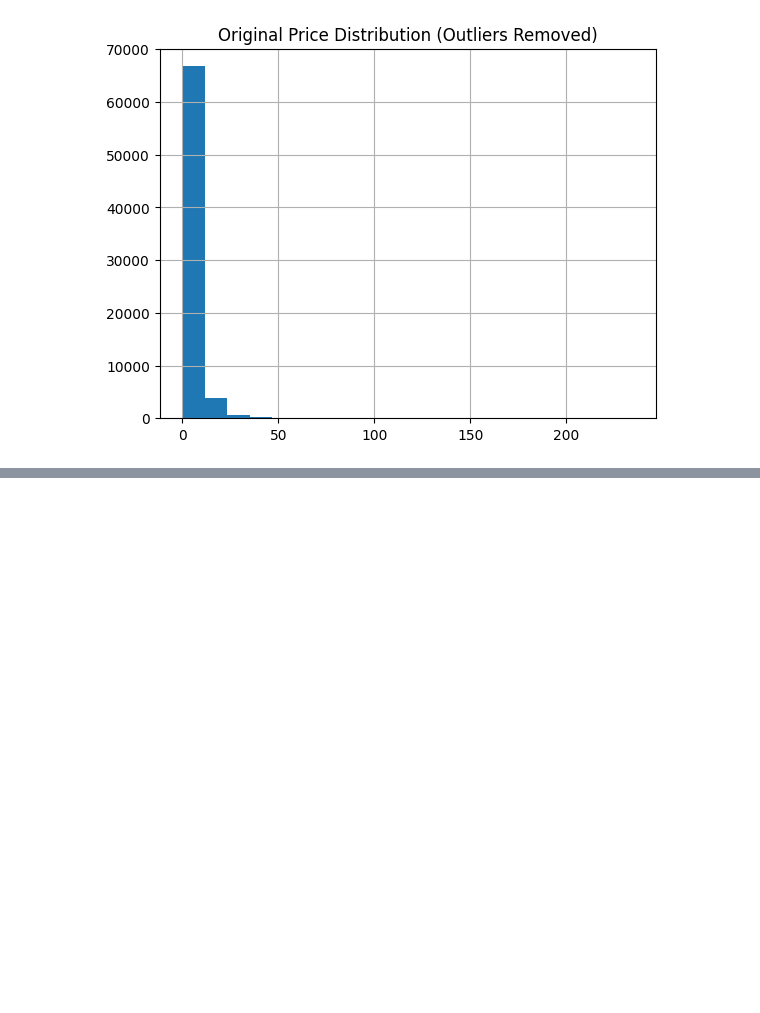
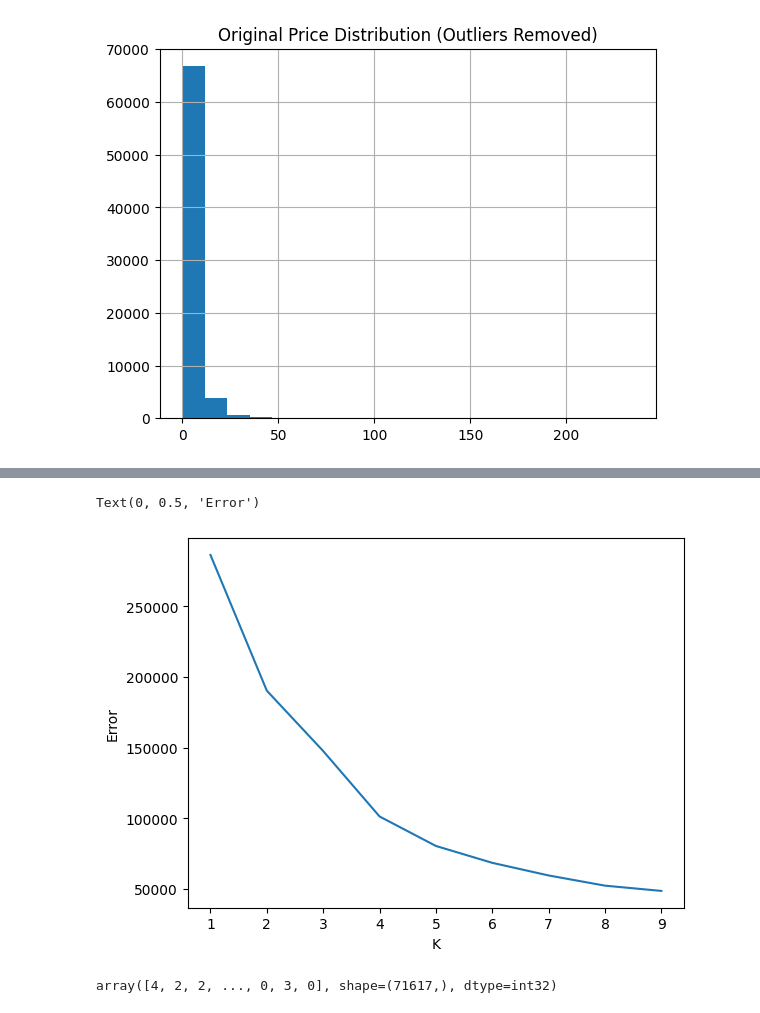
Before and after one commit to Somphone-Isabelle/MachineLearningProject, a Jupyter notebook: ml_project (2).ipynb, the cells around one changed output, grey strips where cells are left out. Cells and saved outputs as stored; diff of their text form; code cells hidden in the pictures; blank space fills up the shorter version.

```diff
--- a/ml_project (2).ipynb
+++ b/ml_project (2).ipynb
@@ -280,0 +301,3 @@ Text(0.5, 1.0, 'Price vs Reviews')
+# %%
+from sklearn.preprocessing import StandardScaler
+stmdata[['Original Price','Discounted Price','Recent Reviews Summary','All Reviews Summary']] = StandardScaler().fit_transform(stmdata[['Original Price','Discounted Price','Recent Reviews Summary','All Reviews Summary']])
@@ -280,0 +310,23 @@ Text(0.5, 1.0, 'Price vs Reviews')
+# %%
+error = []
+k_range = range(1,10)
+
+for K in k_range:
+    km = KMeans(n_clusters=K)
+    km.fit(stmdata[['Original Price','Discounted Price','Recent Reviews Summary','All Reviews Summary']])
+    error.append(km.inertia_)
+# %%
+plt.plot(k_range, error)
+plt.xlabel('K')
+plt.ylabel('Error')
+# %% [output]
+Text(0, 0.5, 'Error')
+[figure, added]
+# %%
+## We choose k = 5
+
+km = KMeans(n_clusters=5)
+y_predicted = km.fit_predict(stmdata[['Original Price','Discounted Price','Recent Reviews Summary','All Reviews Summary']])
+y_predicted
+# %% [output]
+array([4, 2, 2, ..., 0, 3, 0], shape=(71617,), dtype=int32)
```
Also changed, not shown: parts of 14 cells of this notebook.
